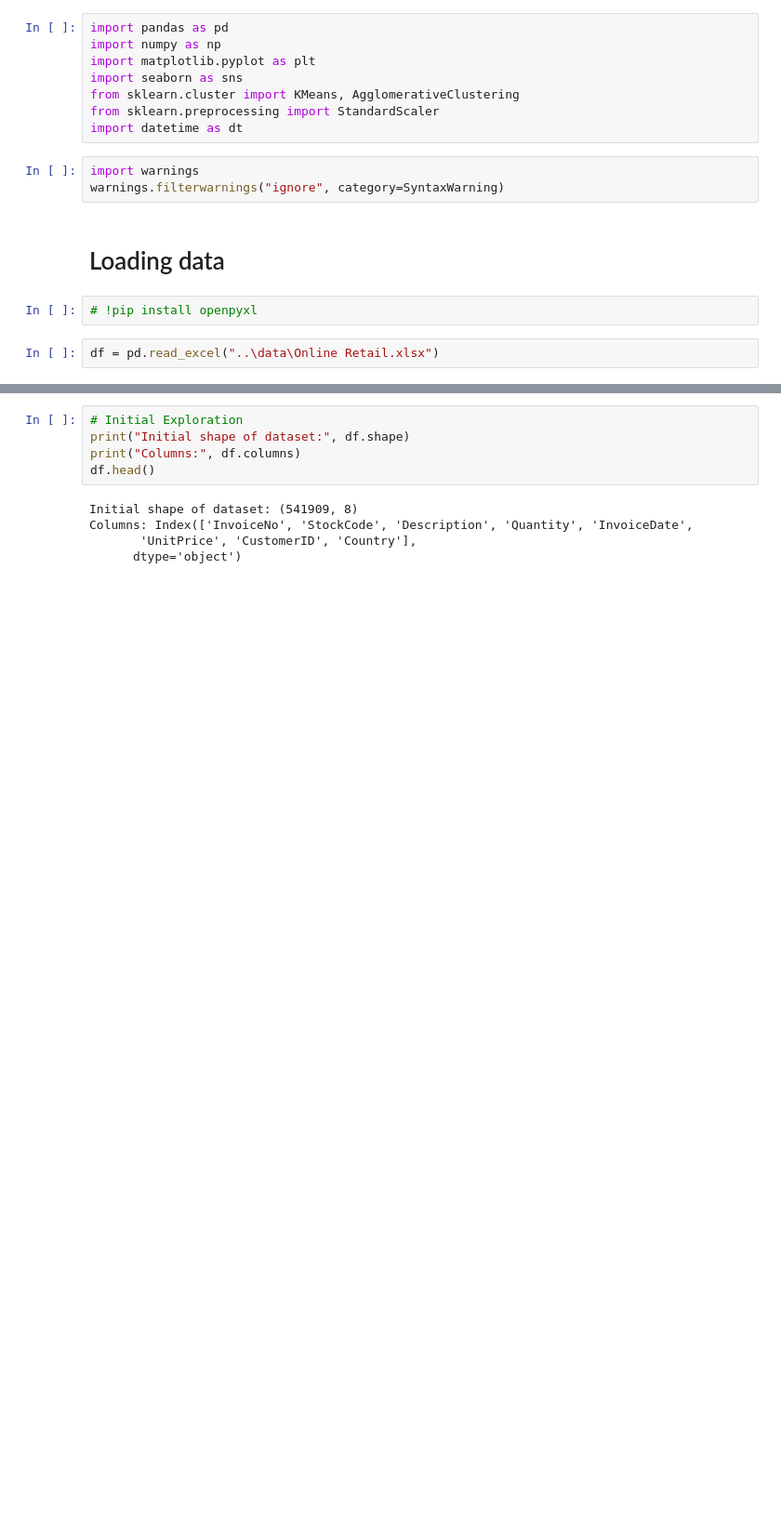
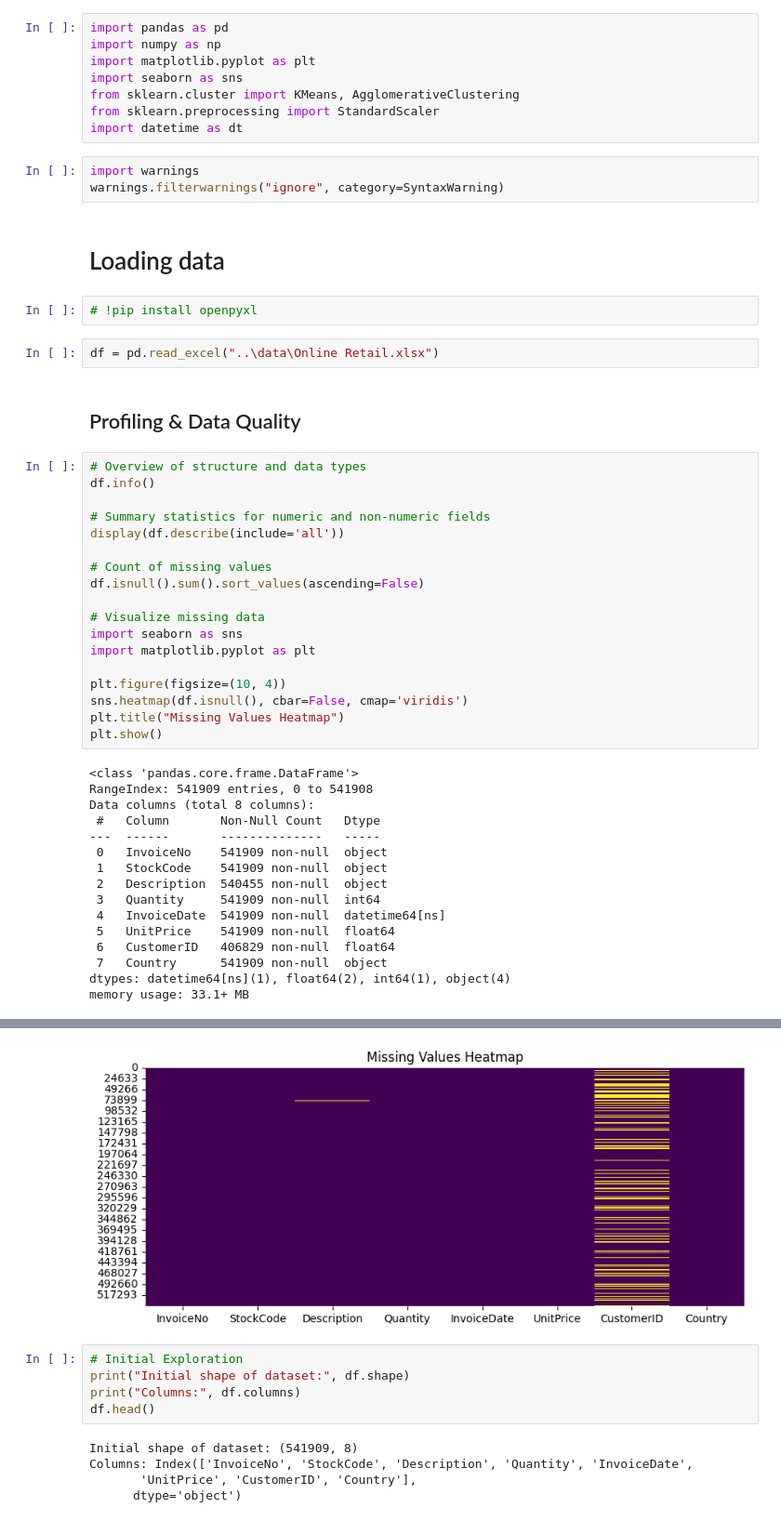
Before and after one commit to rksin8/data-analysis-portfolio, a Jupyter notebook: projects/project1-sales-analysis/notebooks/sales_analysis.ipynb, the cells around one changed output, grey strips where cells are left out. Shown at 93% size. Drawn from its saved outputs; the diff is of its cells as text; blank space fills up the shorter version.

```diff
--- a/projects/project1-sales-analysis/notebooks/sales_analysis.ipynb
+++ b/projects/project1-sales-analysis/notebooks/sales_analysis.ipynb
@@ -17,3 +35,39 @@ warnings.filterwarnings("ignore", category=SyntaxWarning)
 # !pip install openpyxl
 # %%
 df = pd.read_excel("..\data\Online Retail.xlsx")
+# %% [markdown]
+## Profiling & Data Quality
+# %%
+# Overview of structure and data types
+df.info()
+
+# Summary statistics for numeric and non-numeric fields
+display(df.describe(include='all'))
+
+# Count of missing values
+df.isnull().sum().sort_values(ascending=False)
+
+# Visualize missing data
+import seaborn as sns
+import matplotlib.pyplot as plt
+
+plt.figure(figsize=(10, 4))
+sns.heatmap(df.isnull(), cbar=False, cmap='viridis')
+plt.title("Missing Values Heatmap")
+plt.show()
+# %% [output]
+<class 'pandas.core.frame.DataFrame'>
+RangeIndex: 541909 entries, 0 to 541908
+Data columns (total 8 columns):
+ #   Column       Non-Null Count   Dtype
+---  ------       --------------   -----
+ 0   InvoiceNo    541909 non-null  object
+ 1   StockCode    541909 non-null  object
+ 2   Description  540455 non-null  object
+ 3   Quantity     541909 non-null  int64
+ 4   InvoiceDate  541909 non-null  datetime64[ns]
+ 5   UnitPrice    541909 non-null  float64
+ 6   CustomerID   406829 non-null  float64
+ 7   Country      541909 non-null  object
+dtypes: datetime64[ns](1), float64(2), int64(1), object(4)
+memory usage: 33.1+ MB
@@ -20,3 +86,4 @@ df = pd.read_excel("..\data\Online Retail.xlsx")
+[figure, added]
 # %%
 # Initial Exploration
 print("Initial shape of dataset:", df.shape)
```
Also changed, not shown: parts of 20 cells of this notebook.
